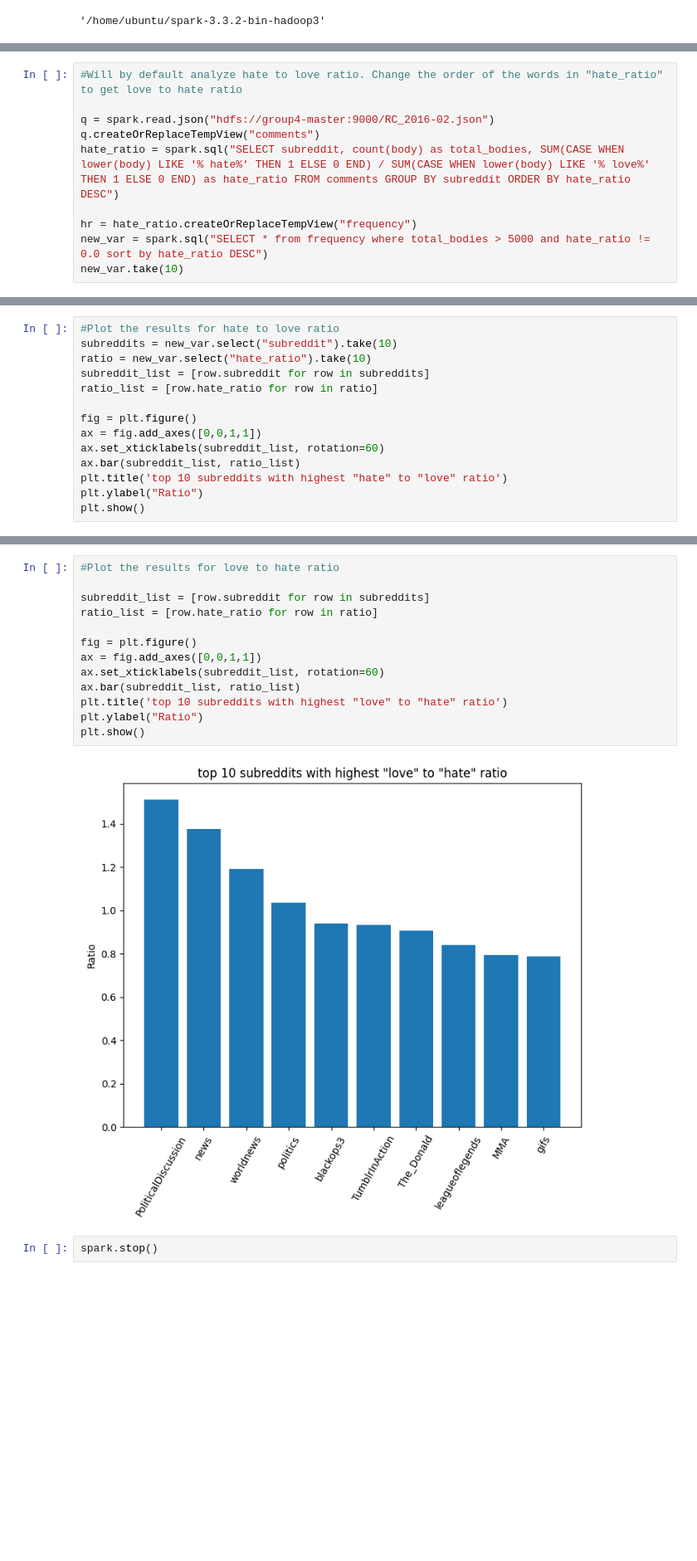
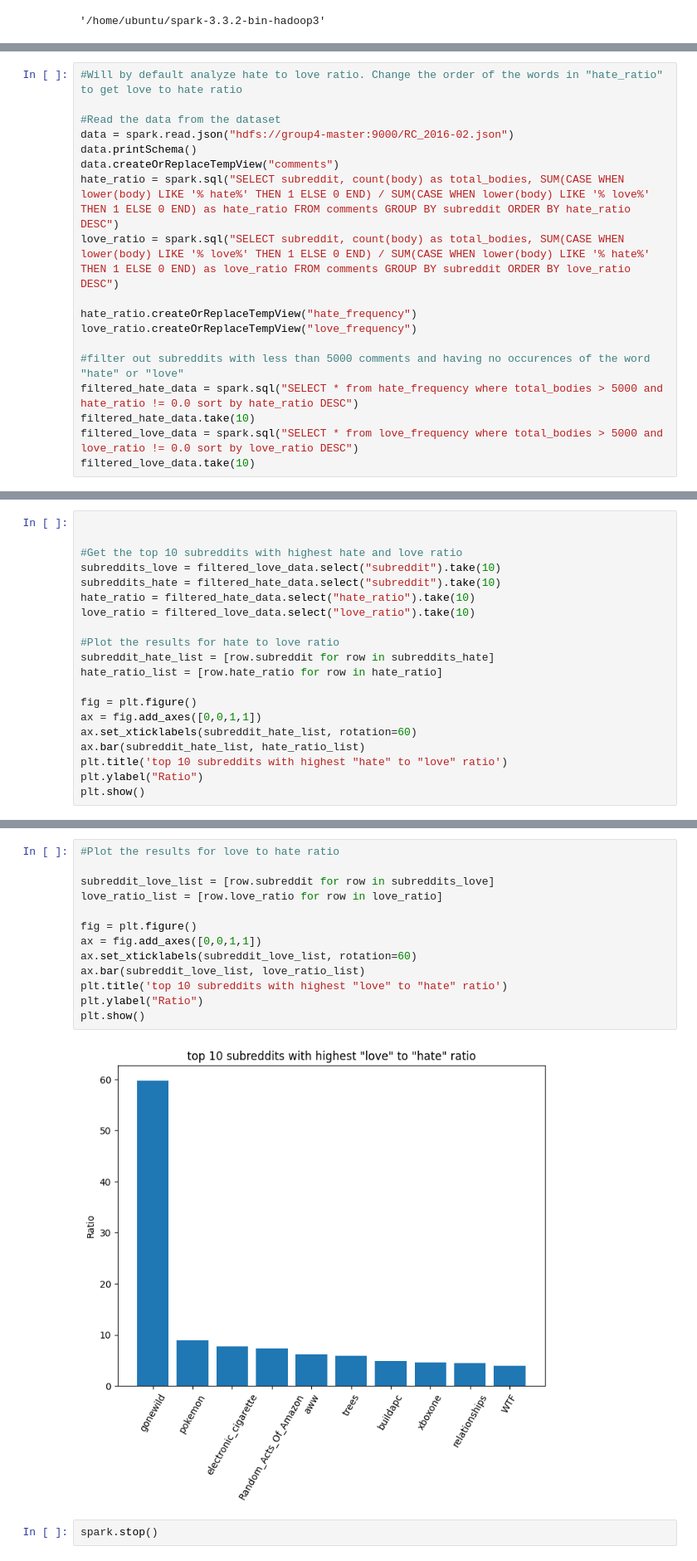
Before and after one commit to eriksik2/DE-Group4-data-engineering-I-project, a Jupyter notebook: notebook.ipynb, the cells around one changed output, grey strips where cells are left out. Shown at 83% size. Cells and saved outputs as stored; diff of their text form; blank space fills up the shorter version.

Commit message:
Fixed graph showing incorrect data

```diff
--- a/notebook.ipynb
+++ b/notebook.ipynb
@@ -33,13 +37,21 @@ We read the data from the HDFS and compute a hate ratio for each subreddit encou
 # %%
 #Will by default analyze hate to love ratio. Change the order of the words in "hate_ratio" to get love to hate ratio
 
-q = spark.read.json("hdfs://group4-master:9000/RC_2016-02.json")
-q.createOrReplaceTempView("comments")
+#Read the data from the dataset
+data = spark.read.json("hdfs://group4-master:9000/RC_2016-02.json")
+data.printSchema()
+data.createOrReplaceTempView("comments")
 hate_ratio = spark.sql("SELECT subreddit, count(body) as total_bodies, SUM(CASE WHEN lower(body) LIKE '% hate%' THEN 1 ELSE 0 END) / SUM(CASE WHEN lower(body) LIKE '% love%' THEN 1 ELSE 0 END) as hate_ratio FROM comments GROUP BY subreddit ORDER BY hate_ratio DESC")
+love_ratio = spark.sql("SELECT subreddit, count(body) as total_bodies, SUM(CASE WHEN lower(body) LIKE '% love%' THEN 1 ELSE 0 END) / SUM(CASE WHEN lower(body) LIKE '% hate%' THEN 1 ELSE 0 END) as love_ratio FROM comments GROUP BY subreddit ORDER BY love_ratio DESC")
 
-hr = hate_ratio.createOrReplaceTempView("frequency")
-new_var = spark.sql("SELECT * from frequency where total_bodies > 5000 and hate_ratio != 0.0 sort by hate_ratio DESC")
-new_var.take(10)
+hate_ratio.createOrReplaceTempView("hate_frequency")
+love_ratio.createOrReplaceTempView("love_frequency")
+
+#filter out subreddits with less than 5000 comments and having no occurences of the word "hate" or "love"
+filtered_hate_data = spark.sql("SELECT * from hate_frequency where total_bodies > 5000 and hate_ratio != 0.0 sort by hate_ratio DESC")
+filtered_hate_data.take(10)
+filtered_love_data = spark.sql("SELECT * from love_frequency where total_bodies > 5000 and love_ratio != 0.0 sort by love_ratio DESC")
+filtered_love_data.take(10)
 # %% [output]
 root
  |-- _corrupt_record: string (nullable = true)
@@ -78,14 +90,20 @@ We create two figures: One showing the ten subreddits with the highest hate to l
 # %%
+
+
+#Get the top 10 subreddits with highest hate and love ratio
+subreddits_love = filtered_love_data.select("subreddit").take(10)
+subreddits_hate = filtered_hate_data.select("subreddit").take(10)
+hate_ratio = filtered_hate_data.select("hate_ratio").take(10)
+love_ratio = filtered_love_data.select("love_ratio").take(10)
+
 #Plot the results for hate to love ratio
-subreddits = new_var.select("subreddit").take(10)
-ratio = new_var.select("hate_ratio").take(10)
-subreddit_list = [row.subreddit for row in subreddits]
-ratio_list = [row.hate_ratio for row in ratio]
+subreddit_hate_list = [row.subreddit for row in subreddits_hate]
+hate_ratio_list = [row.hate_ratio for row in hate_ratio]
 
 fig = plt.figure()
 ax = fig.add_axes([0,0,1,1])
-ax.set_xticklabels(subreddit_list, rotation=60)
-ax.bar(subreddit_list, ratio_list)
+ax.set_xticklabels(subreddit_hate_list, rotation=60)
+ax.bar(subreddit_hate_list, hate_ratio_list)
 plt.title('top 10 subreddits with highest "hate" to "love" ratio')
 plt.ylabel("Ratio")
 plt.show()
@@ -94,17 +112,17 @@ plt.show()
 # %%
 #Plot the results for love to hate ratio
 
-subreddit_list = [row.subreddit for row in subreddits]
-ratio_list = [row.hate_ratio for row in ratio]
+subreddit_love_list = [row.subreddit for row in subreddits_love]
+love_ratio_list = [row.love_ratio for row in love_ratio]
 
 fig = plt.figure()
 ax = fig.add_axes([0,0,1,1])
-ax.set_xticklabels(subreddit_list, rotation=60)
-ax.bar(subreddit_list, ratio_list)
+ax.set_xticklabels(subreddit_love_list, rotation=60)
+ax.bar(subreddit_love_list, love_ratio_list)
 plt.title('top 10 subreddits with highest "love" to "hate" ratio')
 plt.ylabel("Ratio")
 plt.show()
 # %% [output]
-[figure, old version]
+[figure, new version]
 # %%
 spark.stop()
```
Also changed, not shown: parts of 8 cells of this notebook, 1 other file.
